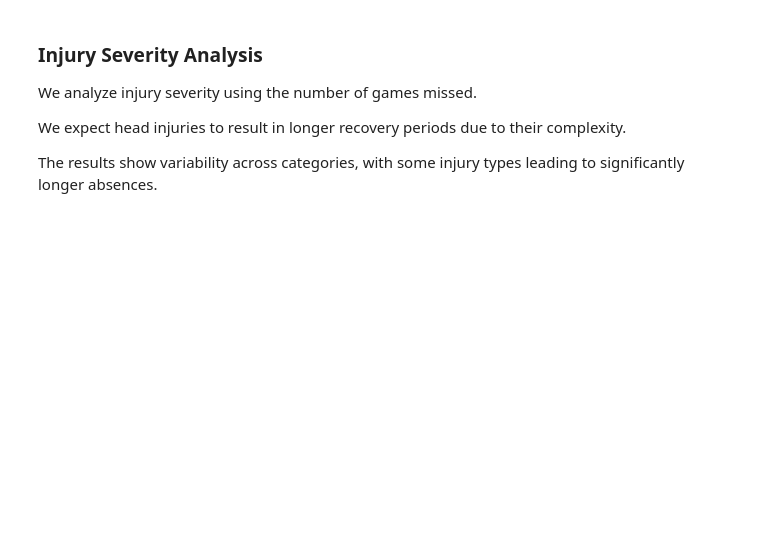
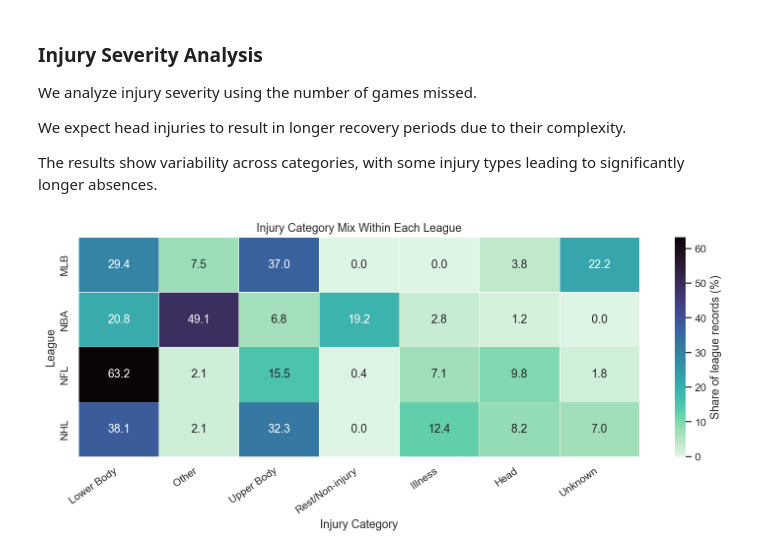
Before and after one commit to PlamenPlamenovStanchev/Data-Science-Final-s-Project, a Jupyter notebook: notebooks/02_analysis.ipynb, the cells around one changed output. Cells and saved outputs as stored; diff of their text form; code cells hidden in the pictures; blank space fills up the shorter version.

Commit message:
further enhancing my EDA with addiotional visualizations (graphics) and explanation

```diff
--- a/notebooks/02_analysis.ipynb
+++ b/notebooks/02_analysis.ipynb
@@ -200,3 +200,30 @@ We analyze injury severity using the number of games missed.
 We expect head injuries to result in longer recovery periods due to their complexity.
 
 The results show variability across categories, with some injury types leading to significantly longer absences.
+# %%
+sns.set_theme(style="whitegrid", context="notebook")
+
+category_order = df["injury_category"].value_counts().index
+league_category_share = (
+    pd.crosstab(df["league"], df["injury_category"], normalize="index")
+    .reindex(columns=category_order)
+    .mul(100)
+)
+
+plt.figure(figsize=(11, 4.8))
+sns.heatmap(
+    league_category_share,
+    annot=True,
+    fmt=".1f",
+    cmap="mako_r",
+    linewidths=0.5,
+    cbar_kws={"label": "Share of league records (%)"}
+)
+plt.title("Injury Category Mix Within Each League")
+plt.xlabel("Injury Category")
+plt.ylabel("League")
+plt.xticks(rotation=35, ha="right")
+plt.tight_layout()
+plt.show()
+# %% [output]
+[figure, added]
```
Also changed, not shown: parts of 13 cells of this notebook.
